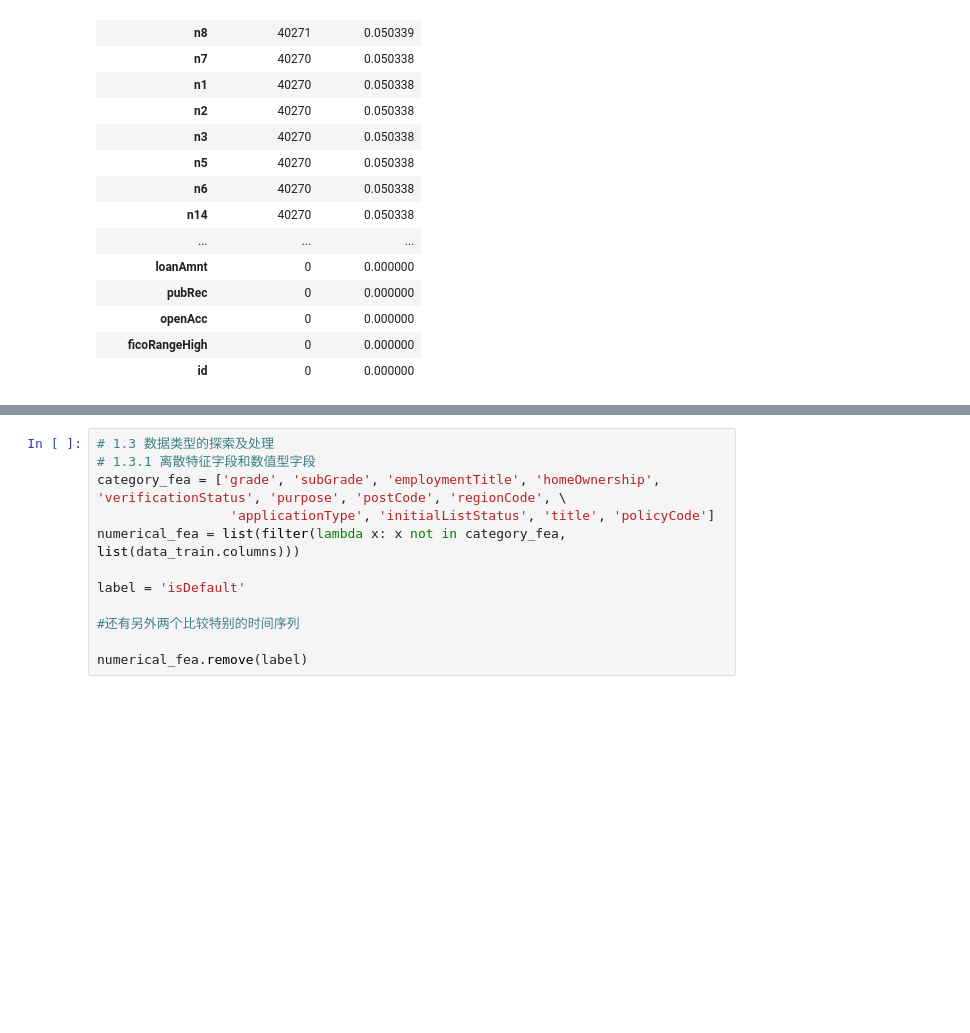
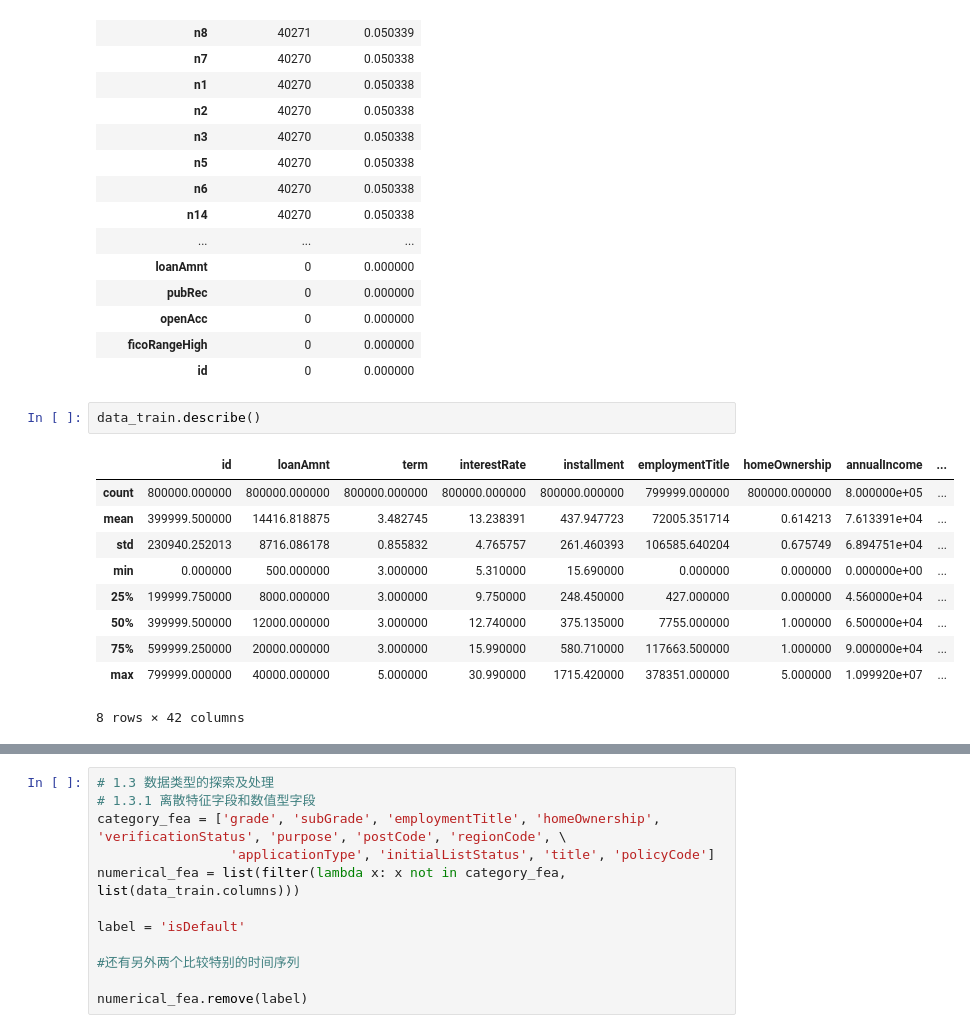
Before and after one commit to ShiChongNo1/ali-load_default, a Jupyter notebook: optimization_final.ipynb, the cells around one changed output, grey strips where cells are left out. Saved outputs shown, nothing was run; the diff lists cells and outputs as text; blank space fills up the shorter version.

```diff
--- a/optimization_final.ipynb
+++ b/optimization_final.ipynb
@@ -80,3 +83,16 @@ missing_trian
 | openAcc | 0 | 0.000000 |
 | ficoRangeHigh | 0 | 0.000000 |
 | id | 0 | 0.000000 |
+# %%
+data_train.describe()
+# %% [output]
+|  | id | loanAmnt | term | interestRate | installment | employmentTitle | homeOwnership | annualIncome | ... |
+| count | 800000.000000 | 800000.000000 | 800000.000000 | 800000.000000 | 800000.000000 | 799999.000000 | 800000.000000 | 8.000000e+05 | ... |
+| mean | 399999.500000 | 14416.818875 | 3.482745 | 13.238391 | 437.947723 | 72005.351714 | 0.614213 | 7.613391e+04 | ... |
+| std | 230940.252013 | 8716.086178 | 0.855832 | 4.765757 | 261.460393 | 106585.640204 | 0.675749 | 6.894751e+04 | ... |
+| min | 0.000000 | 500.000000 | 3.000000 | 5.310000 | 15.690000 | 0.000000 | 0.000000 | 0.000000e+00 | ... |
+| 25% | 199999.750000 | 8000.000000 | 3.000000 | 9.750000 | 248.450000 | 427.000000 | 0.000000 | 4.560000e+04 | ... |
+| 50% | 399999.500000 | 12000.000000 | 3.000000 | 12.740000 | 375.135000 | 7755.000000 | 1.000000 | 6.500000e+04 | ... |
+| 75% | 599999.250000 | 20000.000000 | 3.000000 | 15.990000 | 580.710000 | 117663.500000 | 1.000000 | 9.000000e+04 | ... |
+| max | 799999.000000 | 40000.000000 | 5.000000 | 30.990000 | 1715.420000 | 378351.000000 | 5.000000 | 1.099920e+07 | ... |
+8 rows × 42 columns
```
Also changed, not shown: parts of 31 cells of this notebook.
